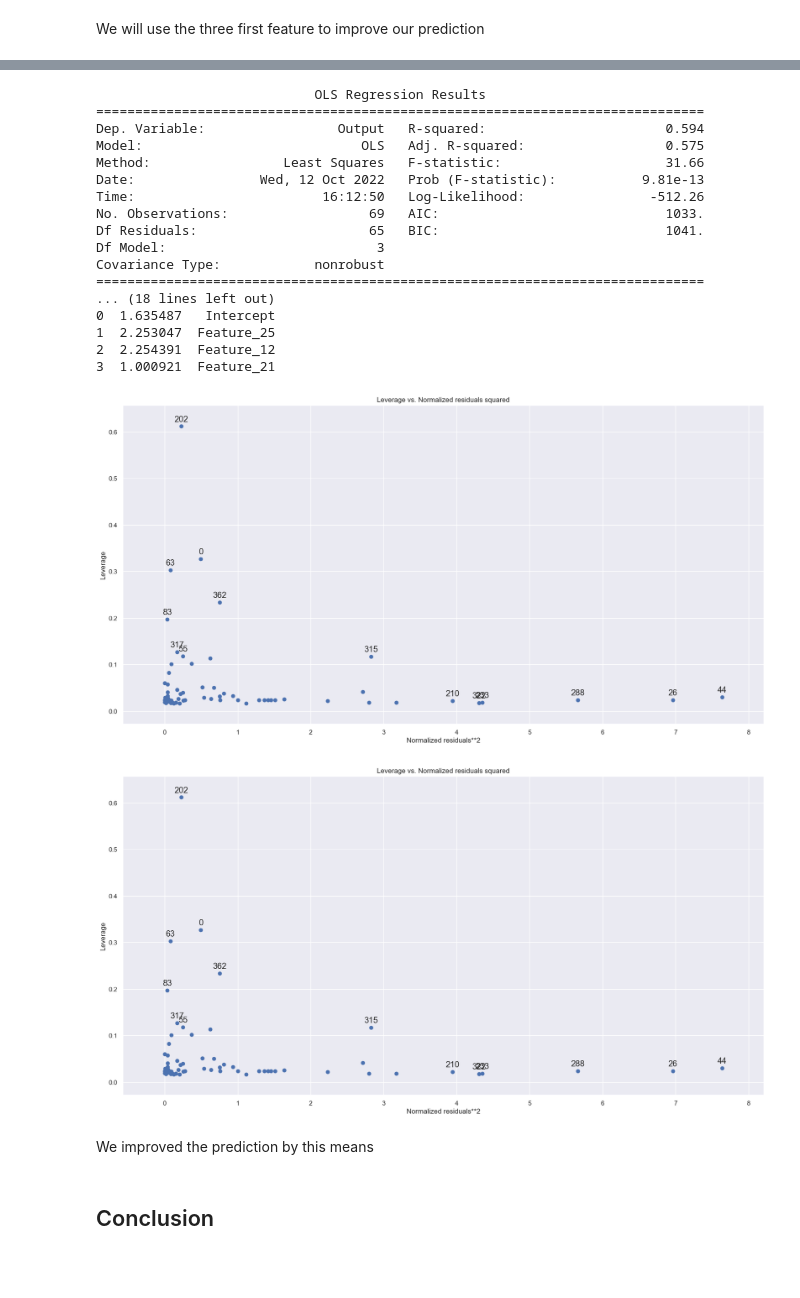
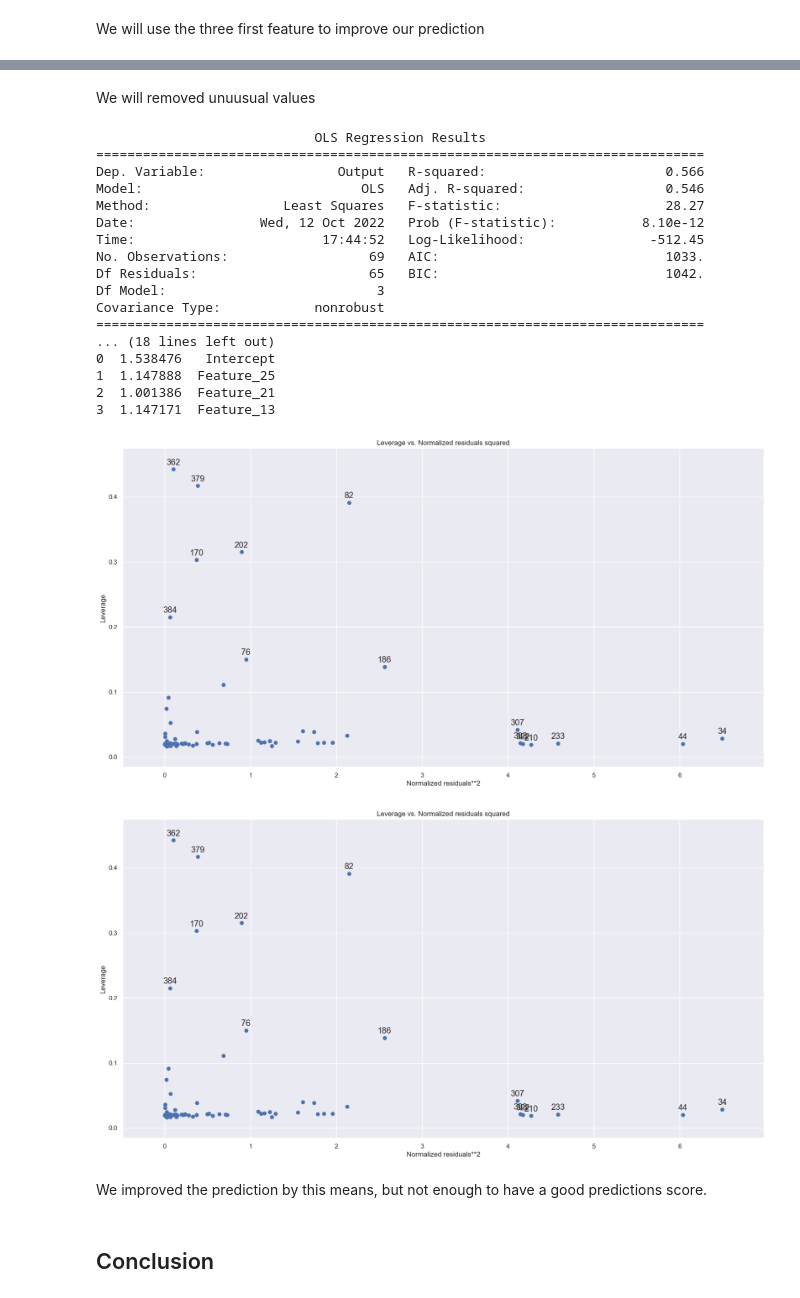
Before and after one commit to FranckMSDS/ML, a Jupyter notebook: Classification Event.ipynb, the cells around one changed output, grey strips where cells are left out. Cells and saved outputs as stored; diff of their text form; code cells hidden in the pictures; blank space fills up the shorter version.

```diff
--- a/Classification Event.ipynb
+++ b/Classification Event.ipynb
@@ -614,2 +616,24 @@ The 3 first features imporved our model, bu after that, adding new feature start
 # %% [markdown]
 We will use the three first feature to improve our prediction
+# %%
+r2 = []
+adjr2 = []
+rsme_test = []
+rsme_train = []
+best_liste = []
+
+for _ in range(100):
+    X_train, X_test, y_train, y_test = train_test_split(df_dropped[feature_w_o_correlated], df_dropped['Output'], test_size=0.2)
+    result, best = predict_multi_all_features(X_train)
+    r2.append(result[0])
+    adjr2.append(result[1])
+    rsme_test.append(result[2])
+    rsme_train.append(result[3])
+    best = sorted(best)
+    best_liste.append(best)
+
+r2_mean = moyenne(r2)
+adjr2_mean = moyenne(adjr2)
+rsme_test_mean = moyenne(rsme_test)
+rsme_train_mean = moyenne(rsme_train)
+best_mean = moyenne(best_liste, 1)
@@ -706,45 +723,47 @@ sm.graphics.plot_leverage_resid2(model)
+# %% [markdown]
+We will removed unuusual values
 # %%
-unusual = [27, 21, 49, 34, 82]
+unusual = [27, 21, 49, 199, 319]
 # %%
 # develop your model_final here
 X_train_drop = X_train.drop(index=unusual)
 
-mod =  smf.ols(formula='Output ~ Feature_25 + Feature_12 + Feature_21', data=X_train_drop)
+mod =  smf.ols(formula='Output ~ Feature_25 + Feature_21 + Feature_13', data=X_train_drop)
 model = mod.fit()
 # your code here
 print(model.summary())
 
 #find design matrix for linear regression model using 'rating' as response variable
-y, X = dmatrices('Output ~ Feature_25 + Feature_12 + Feature_21', data=X_train_drop, return_type='dataframe')
+y, X = dmatrices('Output ~ Feature_25 + Feature_21 + Feature_13', data=X_train_drop, return_type='dataframe')
 
 #calculate VIF for each explanatory variable
 vif = pd.DataFrame()
 vif['VIF'] = [variance_inflation_factor(X.values, i) for i in range(X.shape[1])]
 vif['variable'] = X.columns
 print(vif)
 sm.graphics.plot_leverage_resid2(model)
 # %% [output]
                             OLS Regression Results
 ==============================================================================
-Dep. Variable:                 Output   R-squared:                       0.594
-Model:                            OLS   Adj. R-squared:                  0.575
-Method:                 Least Squares   F-statistic:                     31.66
-Date:                Wed, 12 Oct 2022   Prob (F-statistic):           9.81e-13
-Time:                        16:12:50   Log-Likelihood:                -512.26
+Dep. Variable:                 Output   R-squared:                       0.566
+Model:                            OLS   Adj. R-squared:                  0.546
+Method:                 Least Squares   F-statistic:                     28.27
+Date:                Wed, 12 Oct 2022   Prob (F-statistic):           8.10e-12
+Time:                        17:44:52   Log-Likelihood:                -512.45
 No. Observations:                  69   AIC:                             1033.
-Df Residuals:                      65   BIC:                             1041.
+Df Residuals:                      65   BIC:                             1042.
 Df Model:                           3
 Covariance Type:            nonrobust
 ==============================================================================
 ... (18 lines left out)
-0  1.635487   Intercept
-1  2.253047  Feature_25
-2  2.254391  Feature_12
-3  1.000921  Feature_21
+0  1.538476   Intercept
+1  1.147888  Feature_25
+2  1.001386  Feature_21
+3  1.147171  Feature_13
-[figure, old version]
+[figure, new version]
-[figure, old version]
+[figure, new version]
 # %% [markdown]
-We improved the prediction by this means
+We improved the prediction by this means, but not enough to have a good predictions score.
 # %% [markdown]
 ## Conclusion
 # %% [markdown]
```
Also changed, not shown: parts of 107 cells of this notebook.
